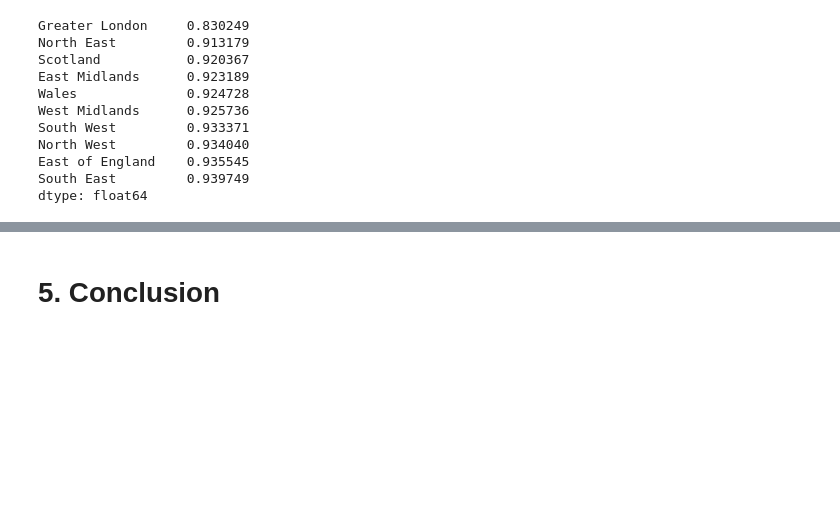
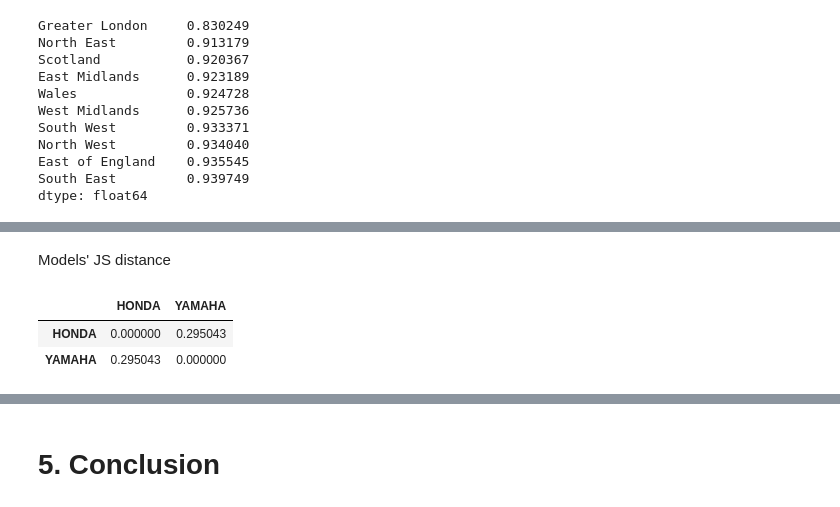
Before and after one commit to sttseitlin/MOT-test-for-motorcycles, a Jupyter notebook: moto.ipynb, the cells around one changed output, grey strips where cells are left out. Cells and saved outputs as stored; diff of their text form; code cells hidden in the pictures; blank space fills up the shorter version.

```diff
--- a/moto.ipynb
+++ b/moto.ipynb
@@ -3157,7 +3224,7 @@ Ranking of rfrs for decade of registration
 | 9 | Lamps and reflectors | Stop lamp | Stop lamp missing, inoperative or... | 3 | 2 | 4 | 7 | 9 |
 | 10 | Steering | Headbearings | Steering head bearings excessivel... | 22 | 24 | 21 | 16 | 10 |
 # %%
-def js_distance_matrix(df):
+def js_distance(df):
     num_cols = df.select_dtypes(include='number').columns
     df = df[num_cols]
     n = len(num_cols)
@@ -3851,0 +3917,9 @@ first_test_failed_items
+# %%
+js_distance_matrix = js_distance(cbr_fzs_pivot)
+display(Markdown("Models' JS distance"))
+js_distance_matrix
+# %% [output]
+Models' JS distance
+|  | HONDA | YAMAHA |
+| HONDA | 0.000000 | 0.295043 |
+| YAMAHA | 0.295043 | 0.000000 |
```
Also changed, not shown: parts of 44 cells of this notebook.
